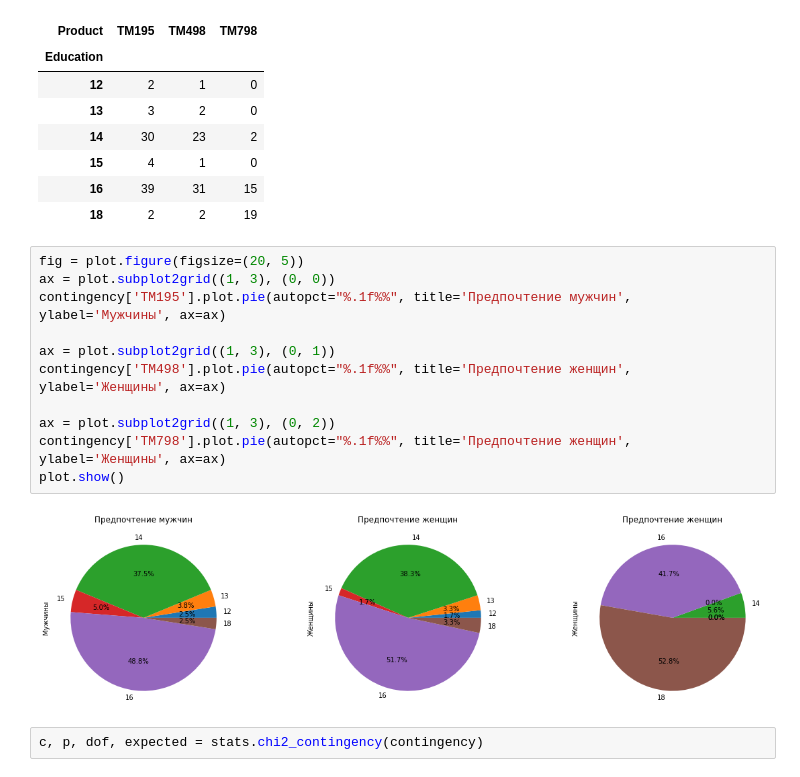
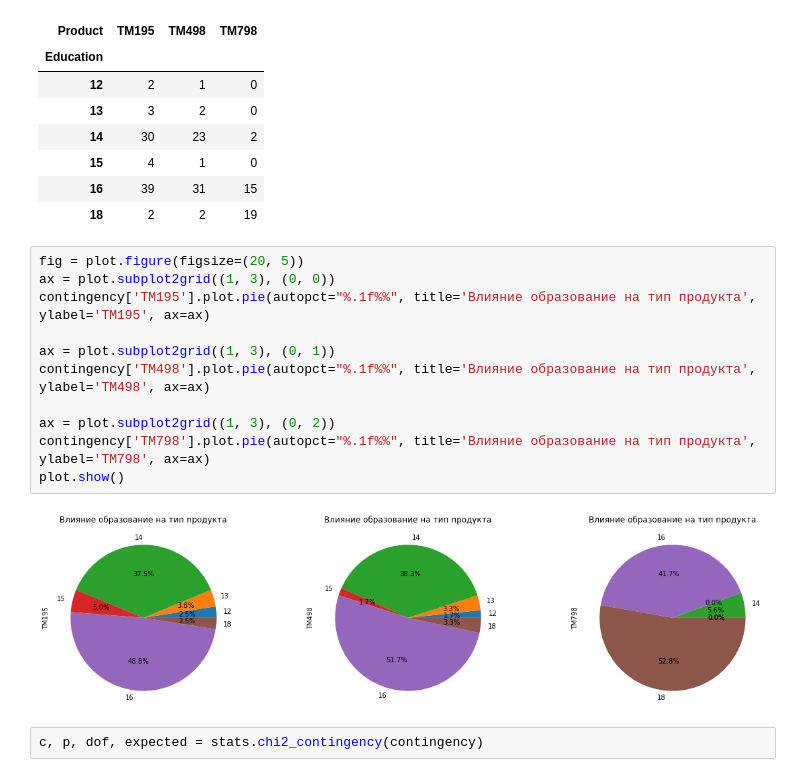
Before and after one commit to Chularev/kaggle_competitions, a Jupyter notebook: CardioGoodFitness/notebook.ipynb, the cells around one changed output. Saved outputs shown, nothing was run; the diff lists cells and outputs as text.

```diff
--- a/CardioGoodFitness/notebook.ipynb
+++ b/CardioGoodFitness/notebook.ipynb
@@ -475,16 +479,16 @@ contingency
 # %%
 fig = plot.figure(figsize=(20, 5))
 ax = plot.subplot2grid((1, 3), (0, 0))
-contingency['TM195'].plot.pie(autopct="%.1f%%", title='Предпочтение мужчин', ylabel='Мужчины', ax=ax)
+contingency['TM195'].plot.pie(autopct="%.1f%%", title='Влияние образование на тип продукта', ylabel='TM195', ax=ax)
 
 ax = plot.subplot2grid((1, 3), (0, 1))
-contingency['TM498'].plot.pie(autopct="%.1f%%", title='Предпочтение женщин', ylabel='Женщины', ax=ax)
+contingency['TM498'].plot.pie(autopct="%.1f%%", title='Влияние образование на тип продукта', ylabel='TM498', ax=ax)
 
 ax = plot.subplot2grid((1, 3), (0, 2))
-contingency['TM798'].plot.pie(autopct="%.1f%%", title='Предпочтение женщин', ylabel='Женщины', ax=ax)
+contingency['TM798'].plot.pie(autopct="%.1f%%", title='Влияние образование на тип продукта', ylabel='TM798', ax=ax)
 plot.show()
 # %% [output]
-[figure, old version]
+[figure, new version]
 # %%
 c, p, dof, expected = stats.chi2_contingency(contingency)
 # %%
```
Also changed, not shown: parts of 10 cells of this notebook.
